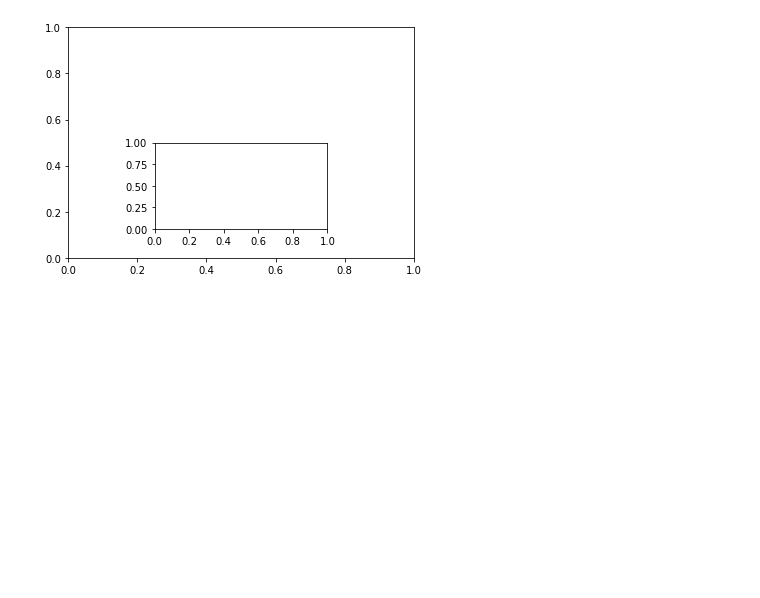
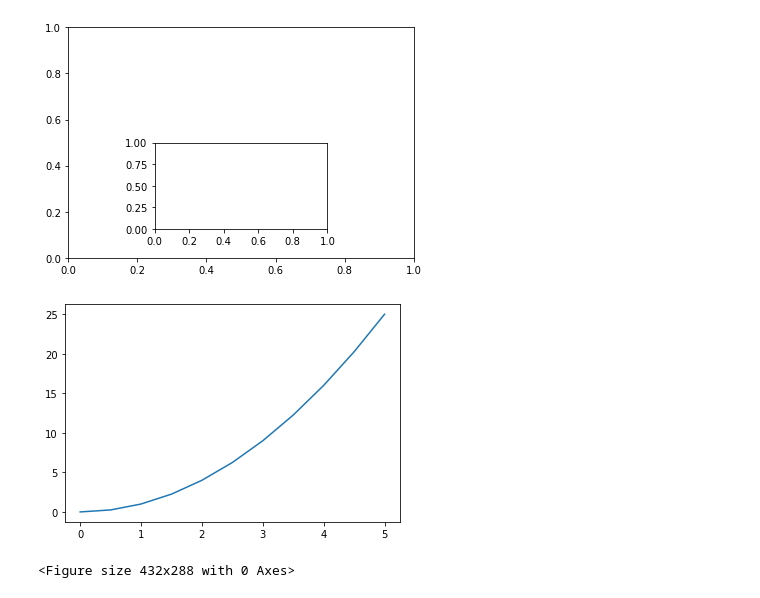
Before and after one commit to bolisettisk/Udemy-Python, a Jupyter notebook: 05-Data-Visualization-with-Matplotlib/Untitled.ipynb, the cells around one changed output. Drawn from its saved outputs; the diff is of its cells as text; code cells hidden in the pictures; blank space fills up the shorter version.

```diff
--- a/05-Data-Visualization-with-Matplotlib/Untitled.ipynb
+++ b/05-Data-Visualization-with-Matplotlib/Untitled.ipynb
@@ -23,4 +23,11 @@ axes2 = fig.add_axes([0.3, 0.2, 0.4, 0.3]) # inset axes
 # %% [output]
 [figure]
 # %%
-fig.add_axes()
+plt.plot(x,y)
+plt.show()
+# %% [output]
+[figure, added]
+# %%
+fig = plt.figure()
+# %% [output]
+<Figure size 432x288 with 0 Axes>
```
Also changed, not shown: parts of 4 cells of this notebook, 7 other files.
